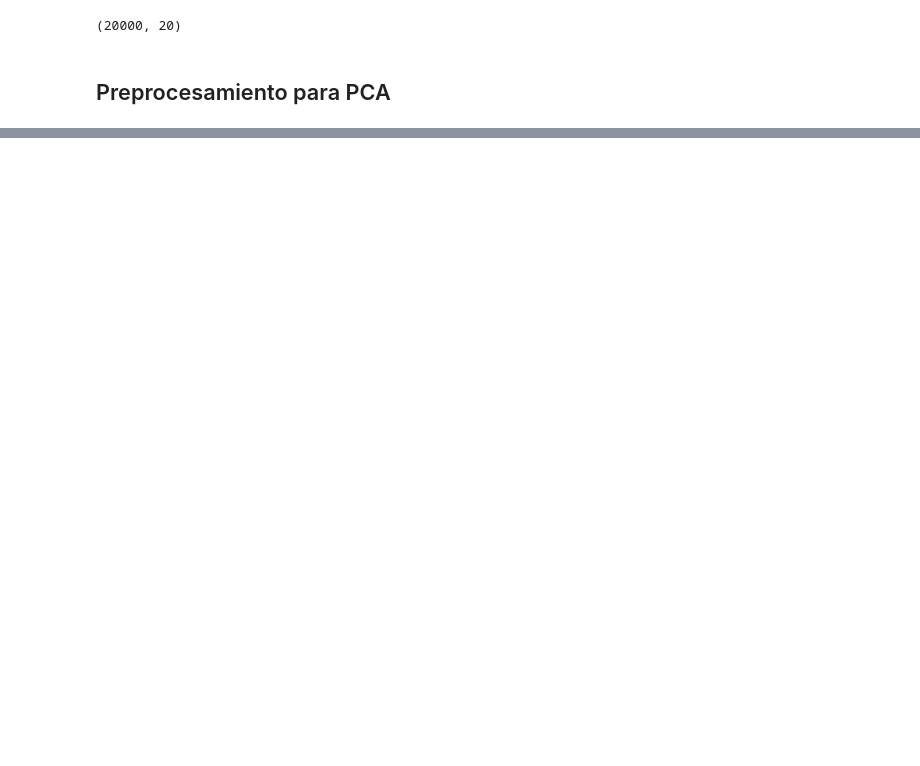
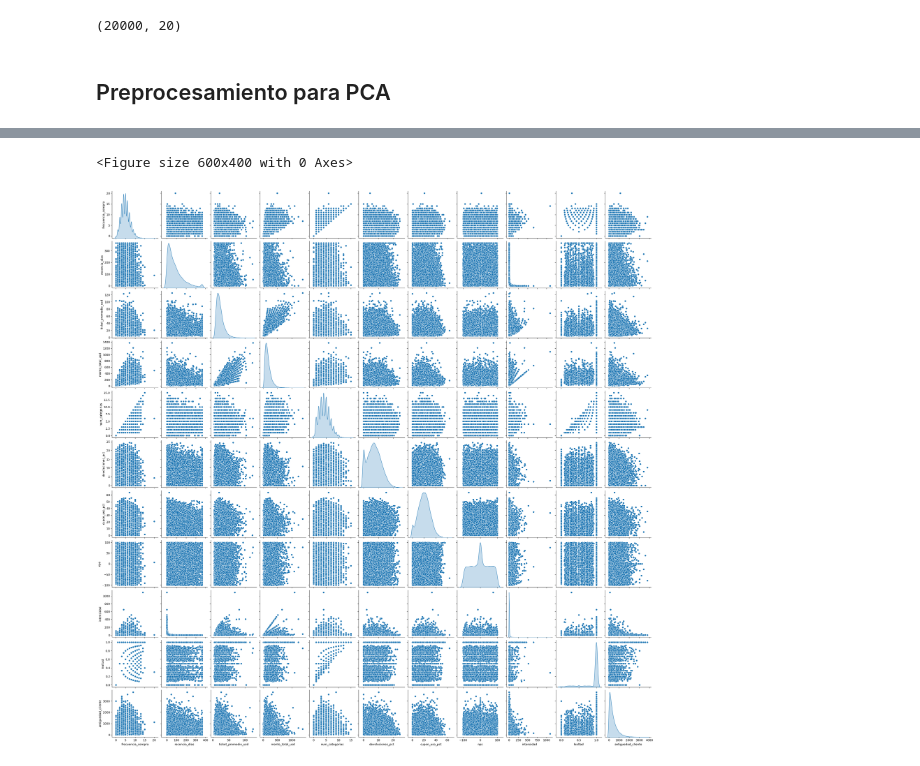
Before and after one commit to JhoelFernandoIM/ML_CPP2, a Jupyter notebook: notebooks/PCA_clientes.ipynb, the cells around one changed output, grey strips where cells are left out. Cells and saved outputs as stored; diff of their text form; code cells hidden in the pictures; blank space fills up the shorter version.

```diff
--- a/notebooks/PCA_clientes.ipynb
+++ b/notebooks/PCA_clientes.ipynb
@@ -77,0 +134,7 @@ dtype: int64
+# %%
+#creación de variable antiguedad_cliente (días)
+
+hoy = pd.to_datetime("2025-08-18")  # o datetime.today()
+
+df["antiguedad_cliente"] = (hoy - pd.to_datetime(df["fecha_primera_compra"])).dt.days
+df["antiguedad_cliente"].head(6)
@@ -77,0 +149,4 @@ dtype: int64
+# %%
+#Eliminamos las varaibles fechas
+df= df.drop(columns=['fecha_primera_compra', 'fecha_ultima_compra'])
+print(df.dtypes)
@@ -77,0 +169,6 @@ dtype: int64
+# %%
+#Imputamos valores para la columna nps
+from sklearn.impute import SimpleImputer
+
+imputer = SimpleImputer(strategy="mean")  # usa la media
+df["nps"] = imputer.fit_transform(df[["nps"]])
@@ -78,4 +196,4 @@ dtype: int64
 # %%
 #Variables numéricas
-df_num = df.loc[:, ['frecuencia_compra', 'recencia_dias', 'ticket_promedio_usd', 'monto_total_usd', 'devoluciones_pct', 'cupon_uso_pct', 'nps', 'rfm_recency', 'rfm_frequency', 'rfm_monetary', 'aov', 'intensidad', 'lealtad']]
+df_num = df.loc[:, ['frecuencia_compra', 'recencia_dias', 'ticket_promedio_usd', 'monto_total_usd', 'num_categorias', 'devoluciones_pct', 'cupon_uso_pct', 'nps', 'intensidad', 'lealtad', 'antiguedad_cliente']]
 df_num.head(6)
@@ -81,0 +208,9 @@ df_num.head(6)
+# %%
+import matplotlib.pyplot as plt
+import seaborn as sns
+
+plt.figure(figsize=(6, 4))
+sns.pairplot(df_num, diag_kind='kde');
+# %% [output]
+<Figure size 600x400 with 0 Axes>
+[figure, added]
```
Also changed, not shown: parts of 28 cells of this notebook, 4 other files.
